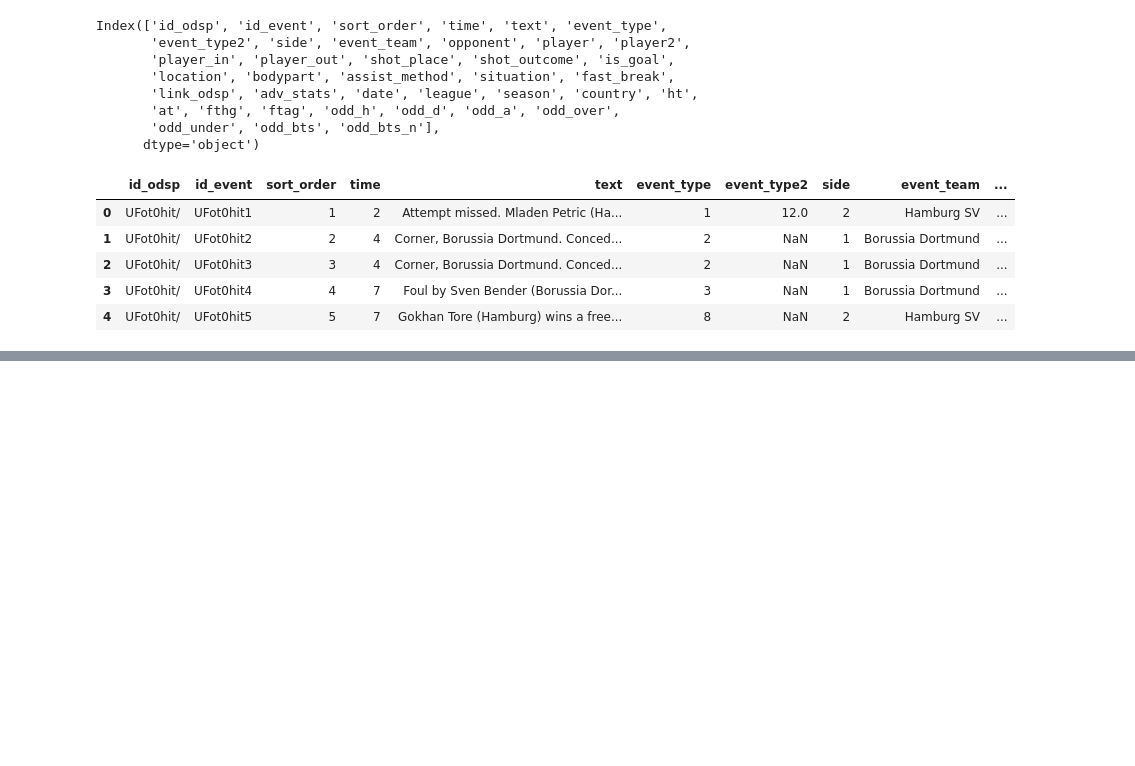
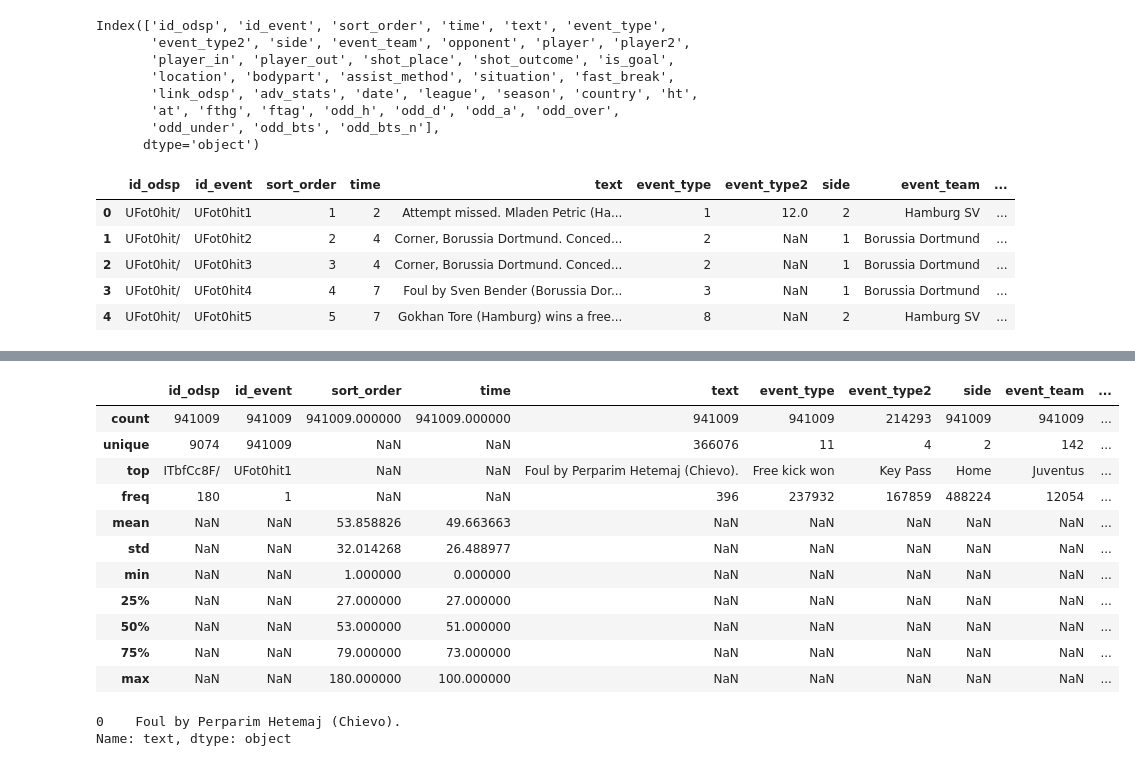
Before and after one commit to asif256000/realistic_football_commentary_generator, a Jupyter notebook: src/data_analysis.ipynb, the cells around one changed output, grey strips where cells are left out. Saved outputs shown, nothing was run; the diff lists cells and outputs as text; code cells hidden in the pictures; blank space fills up the shorter version.

```diff
--- a/src/data_analysis.ipynb
+++ b/src/data_analysis.ipynb
@@ -100,0 +172,20 @@ combined_data.head()
+# %%
+combined_data.describe(include="all")
+# %% [output]
+|  | id_odsp | id_event | sort_order | time | text | event_type | event_type2 | side | event_team | ... |
+| count | 941009 | 941009 | 941009.000000 | 941009.000000 | 941009 | 941009 | 214293 | 941009 | 941009 | ... |
+| unique | 9074 | 941009 | NaN | NaN | 366076 | 11 | 4 | 2 | 142 | ... |
+| top | ITbfCc8F/ | UFot0hit1 | NaN | NaN | Foul by Perparim Hetemaj (Chievo). | Free kick won | Key Pass | Home | Juventus | ... |
+| freq | 180 | 1 | NaN | NaN | 396 | 237932 | 167859 | 488224 | 12054 | ... |
+| mean | NaN | NaN | 53.858826 | 49.663663 | NaN | NaN | NaN | NaN | NaN | ... |
+| std | NaN | NaN | 32.014268 | 26.488977 | NaN | NaN | NaN | NaN | NaN | ... |
+| min | NaN | NaN | 1.000000 | 0.000000 | NaN | NaN | NaN | NaN | NaN | ... |
+| 25% | NaN | NaN | 27.000000 | 27.000000 | NaN | NaN | NaN | NaN | NaN | ... |
+| 50% | NaN | NaN | 53.000000 | 51.000000 | NaN | NaN | NaN | NaN | NaN | ... |
+| 75% | NaN | NaN | 79.000000 | 73.000000 | NaN | NaN | NaN | NaN | NaN | ... |
+| max | NaN | NaN | 180.000000 | 100.000000 | NaN | NaN | NaN | NaN | NaN | ... |
+# %%
+combined_data["text"].mode()
+# %% [output]
+0    Foul by Perparim Hetemaj (Chievo).
+Name: text, dtype: object
```
Also changed, not shown: parts of 8 cells of this notebook.
